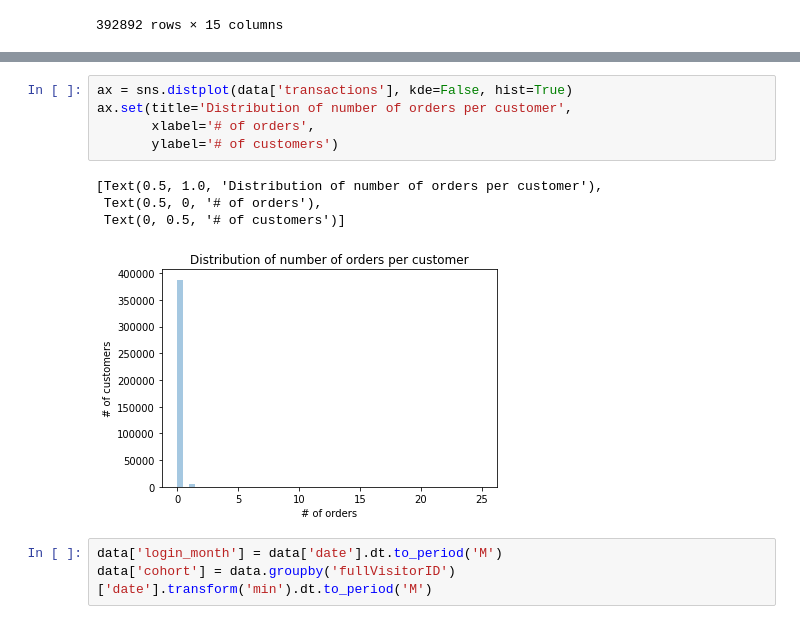
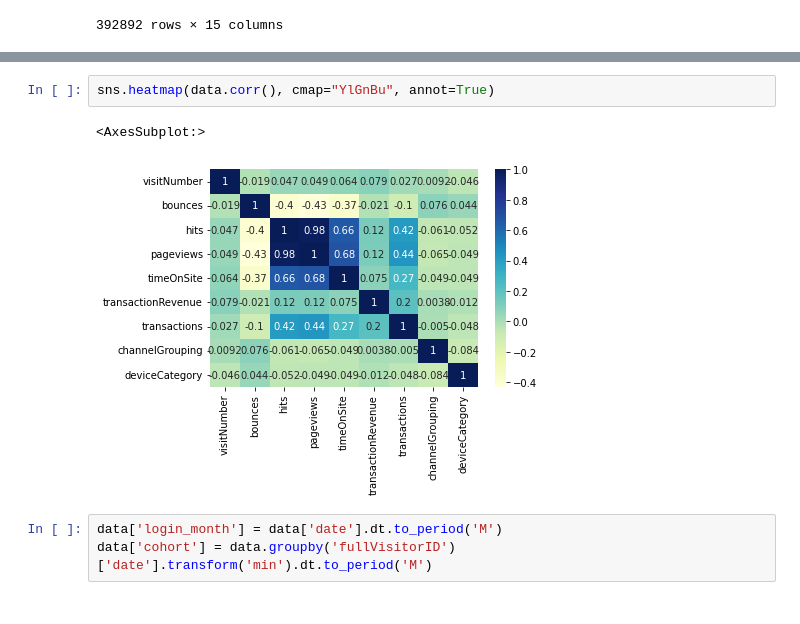
Before and after one commit to lenavalesk/mightyhive, a Jupyter notebook: Challenge_Peroni.ipynb, the cells around one changed output, grey strips where cells are left out. Drawn from its saved outputs; the diff is of its cells as text.

```diff
--- a/Challenge_Peroni.ipynb
+++ b/Challenge_Peroni.ipynb
@@ -80,13 +107,8 @@ print(f'{100 * mult_orders_perc:.2f}% of customers ordered more than once.')
-# %%
-ax = sns.distplot(data['transactions'], kde=False, hist=True)
-ax.set(title='Distribution of number of orders per customer',
-       xlabel='# of orders',
-       ylabel='# of customers')
-# %% [output]
-[Text(0.5, 1.0, 'Distribution of number of orders per customer'),
- Text(0.5, 0, '# of orders'),
- Text(0, 0.5, '# of customers')]
-[figure, removed]
+# %%
+sns.heatmap(data.corr(), cmap="YlGnBu", annot=True)
+# %% [output]
+<AxesSubplot:>
+[figure, added]
 # %%
 data['login_month'] = data['date'].dt.to_period('M')
 data['cohort'] = data.groupby('fullVisitorID')['date'].transform('min').dt.to_period('M')
```
Also changed, not shown: parts of 7 cells of this notebook.
